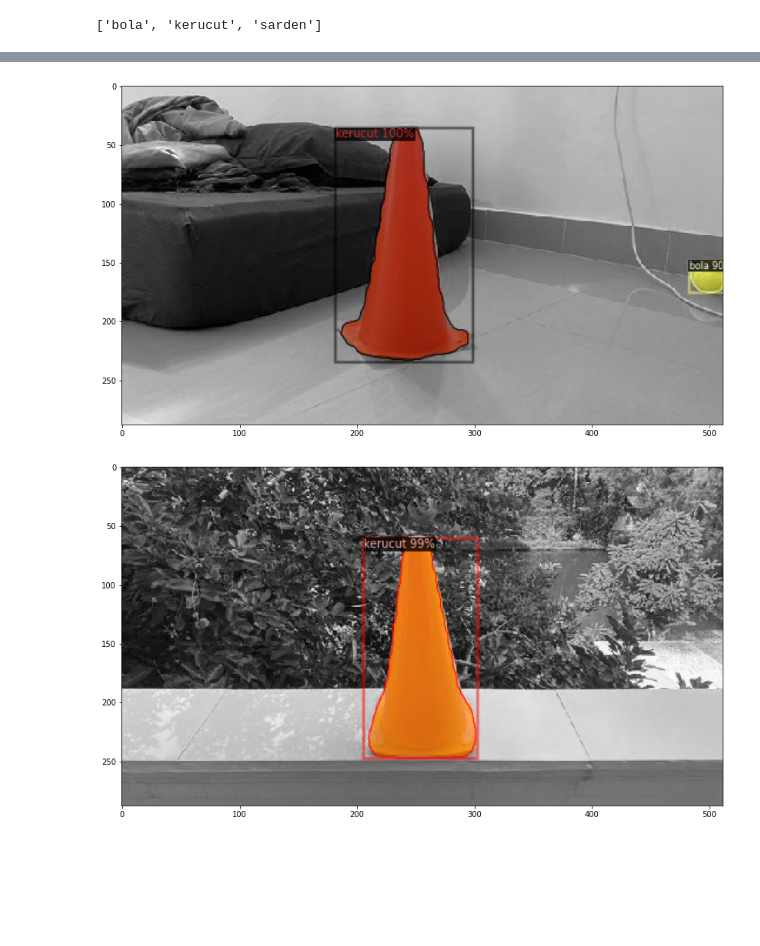
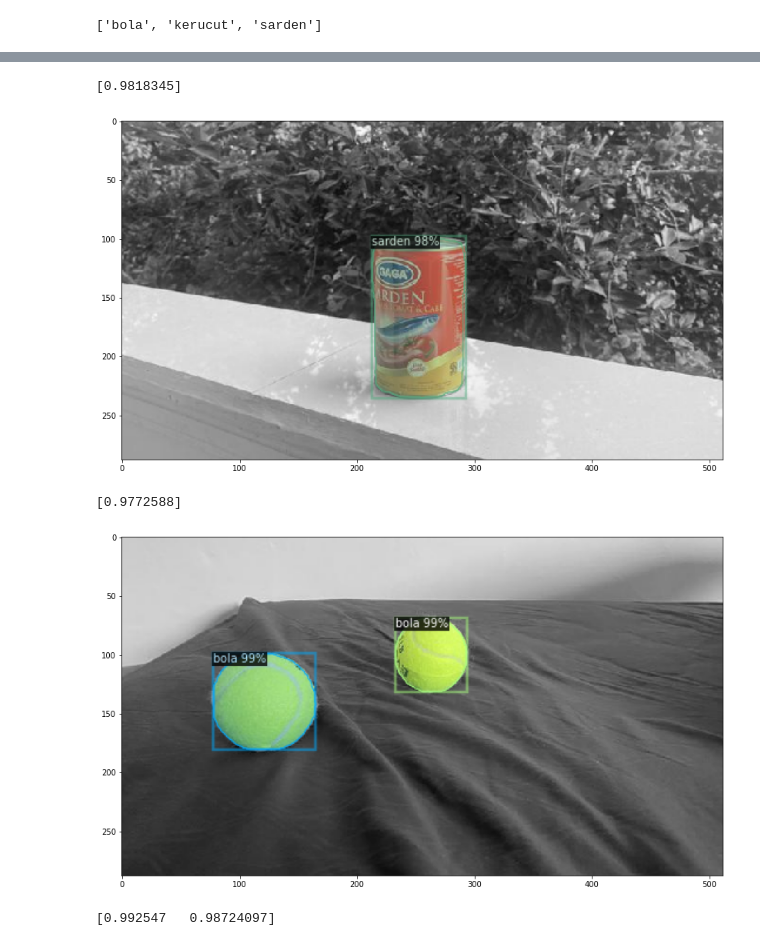
Before and after one commit to ctensz65/Obstracle-Avoidance-MaskRCNN, a Jupyter notebook: Inteference.ipynb, the cells around one changed output, grey strips where cells are left out. Saved outputs shown, nothing was run; the diff lists cells and outputs as text; code cells hidden in the pictures; blank space fills up the shorter version.

```diff
--- a/Inteference.ipynb
+++ b/Inteference.ipynb
@@ -84,13 +84,17 @@ for d in random.sample(dataset_dicts, 3):
     plt.figure(figsize = (14, 10))
     plt.imshow(cv2.cvtColor(v.get_image()[:, :, ::-1], cv2.COLOR_BGR2RGB))
     plt.show()
+    instances_classes = instances_label = outputs['instances'].scores.to("cpu").numpy()
+    print (instances_classes)
+    print ("")
+
+
 
     # instances_pred_boxes2 = outputs['instances'].pred_boxes
 # instances_pred_boxes = outputs['instances'].pred_boxes.tensor.cpu().numpy()
 # instances_classes = outputs['instances'].pred_classes
 # instances_label = outputs['instances'].pred_classes.to("cpu").numpy()
 # instances_mask = outputs['instances'].pred_masks.to("cpu").numpy()
-
 # x_dist = instances_pred_boxes[:, 2] - instances_pred_boxes[:, 0]
 # y_dist = instances_pred_boxes[:, 3] - instances_pred_boxes[:, 1]
 # %% [output]
@@ -98,5 +102,8 @@ for d in random.sample(dataset_dicts, 3):
+[0.9818345]
-[figure, old version]
+[figure, new version]
+[0.9772588]
-[figure, old version]
+[figure, new version]
+[0.992547   0.98724097]
 # %%
 from collections import OrderedDict, Counter
 from typing import Tuple, Optional
```
Also changed, not shown: parts of 2 cells of this notebook, 8 other files.
